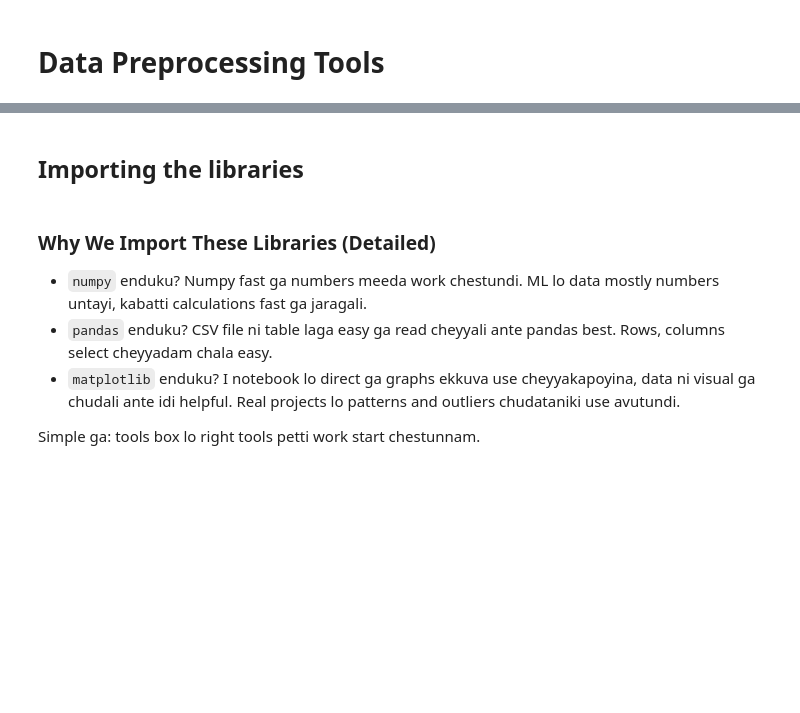
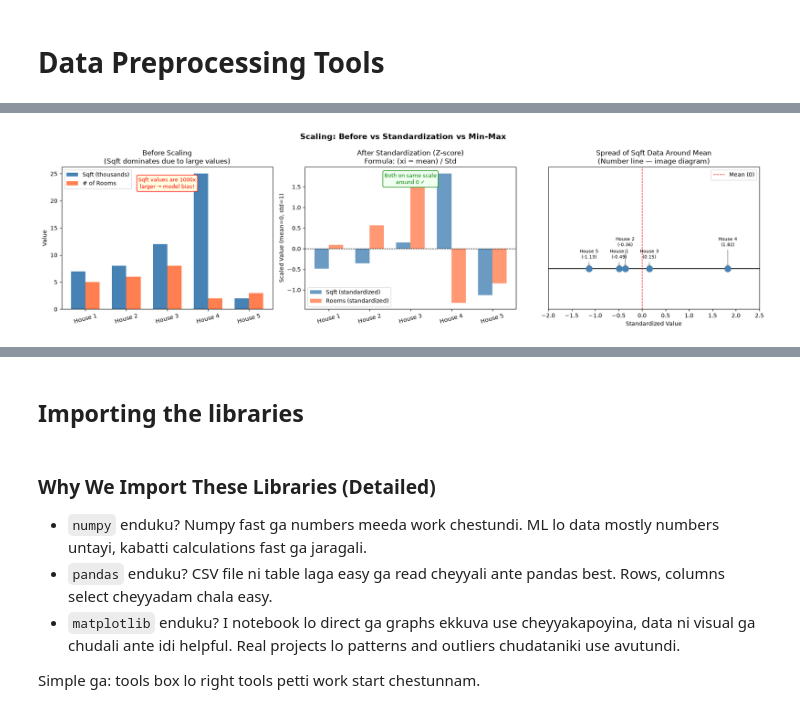
Before and after one commit to saikumarreddyk510-byte/AILearnings, a Jupyter notebook: ML/dataPreprocessing/data_preprocessing_tools.ipynb, the cells around one changed output, grey strips where cells are left out. Saved outputs shown, nothing was run; the diff lists cells and outputs as text; code cells hidden in the pictures; blank space fills up the shorter version.

```diff
--- a/ML/dataPreprocessing/data_preprocessing_tools.ipynb
+++ b/ML/dataPreprocessing/data_preprocessing_tools.ipynb
@@ -2,0 +1284,81 @@
+# %%
+import numpy as np
+import matplotlib.pyplot as plt
+from sklearn.preprocessing import StandardScaler, MinMaxScaler
+
+# Image lo unna exact Sqft data (thousands) and Rooms (units)
+sqft   = np.array([7000, 8000, 12000, 25000, 2000])
+rooms  = np.array([5, 6, 8, 2, 3])
+labels = ['House 1', 'House 2', 'House 3', 'House 4', 'House 5']
+
+# --- Standardization ---
+std_scaler = StandardScaler()
+sqft_std   = std_scaler.fit_transform(sqft.reshape(-1, 1)).flatten()
+rooms_std  = std_scaler.fit_transform(rooms.reshape(-1, 1)).flatten()
+
+# --- Min-Max Scaling ---
+mm_scaler  = MinMaxScaler()
+sqft_mm    = mm_scaler.fit_transform(sqft.reshape(-1, 1)).flatten()
+rooms_mm   = mm_scaler.fit_transform(rooms.reshape(-1, 1)).flatten()
+
+x = np.arange(len(labels))
+w = 0.35
+
+fig, axes = plt.subplots(1, 3, figsize=(18, 5))
+fig.suptitle('Scaling: Before vs Standardization vs Min-Max', fontsize=14, fontweight='bold')
+
+# ── Plot 1: Before Scaling ──
+ax = axes[0]
+ax.bar(x - w/2, sqft / 1000, w, label='Sqft (thousands)', color='steelblue')
+ax.bar(x + w/2, rooms,       w, label='# of Rooms',       color='coral')
+ax.set_title('Before Scaling\n(Sqft dominates due to large values)')
+ax.set_xticks(x); ax.set_xticklabels(labels, rotation=15)
+ax.set_ylabel('Value'); ax.legend()
+ax.annotate('Sqft values are 1000x\nlarger → model bias!',
+            xy=(0.5, 0.85), xycoords='axes fraction', ha='center',
+            color='red', fontsize=9,
+            bbox=dict(boxstyle='round,pad=0.3', fc='lightyellow', ec='red'))
+
+# ── Plot 2: After Standardization ──
+ax = axes[1]
+ax.bar(x - w/2, sqft_std,  w, label='Sqft (standardized)',  color='steelblue', alpha=0.8)
+ax.bar(x + w/2, rooms_std, w, label='Rooms (standardized)', color='coral',     alpha=0.8)
+ax.axhline(0, color='black', linewidth=0.8, linestyle='--')
+ax.set_title('After Standardization (Z-score)\nFormula: (xi − mean) / Std')
+ax.set_xticks(x); ax.set_xticklabels(labels, rotation=15)
+ax.set_ylabel('Scaled Value (mean=0, std=1)'); ax.legend()
+ax.annotate('Both on same scale\naround 0 ✓',
+            xy=(0.5, 0.88), xycoords='axes fraction', ha='center',
+            color='green', fontsize=9,
+            bbox=dict(boxstyle='round,pad=0.3', fc='honeydew', ec='green'))
+
+# ── Plot 3: Spread on Number Line (Standardized Sqft) ──
+ax = axes[2]
+ax.axhline(0, color='black', linewidth=1.5)
+ax.scatter(sqft_std, np.zeros_like(sqft_std), s=120, color='steelblue', zorder=3)
+for i, (val, lbl) in enumerate(zip(sqft_std, labels)):
+    ax.annotate(f'{lbl}\n({val:.2f})', xy=(val, 0),
+                xytext=(val, 0.05 + 0.06 * (i % 2)),
+                arrowprops=dict(arrowstyle='->', color='gray'),
+                fontsize=8, ha='center')
+ax.axvline(0, color='red', linestyle='--', linewidth=1, label='Mean (0)')
+ax.set_xlim(-2, 2.5)
+ax.set_ylim(-0.2, 0.5)
+ax.set_title('Spread of Sqft Data Around Mean\n(Number line — image diagram)')
+ax.set_xlabel('Standardized Value'); ax.legend()
+ax.set_yticks([])
+
+plt.tight_layout()
+plt.show()
+
+# Print formula demo for first value (7000)
+mean_sqft = sqft.mean()
+std_sqft  = sqft.std()
+z_7000    = (7000 - mean_sqft) / std_sqft
+print(f"Sqft mean   = {mean_sqft:.0f}")
+print(f"Sqft std    = {std_sqft:.2f}")
+print(f"z (7000)    = (7000 - {mean_sqft:.0f}) / {std_sqft:.2f} = {z_7000:.4f}")
+print(f"\nStandardized Sqft values: {np.round(sqft_std, 4)}")
+print(f"Min-Max     Sqft values: {np.round(sqft_mm, 4)}")
+# %% [output]
+[figure, added]
```
Also changed, not shown: parts of 92 cells of this notebook.
